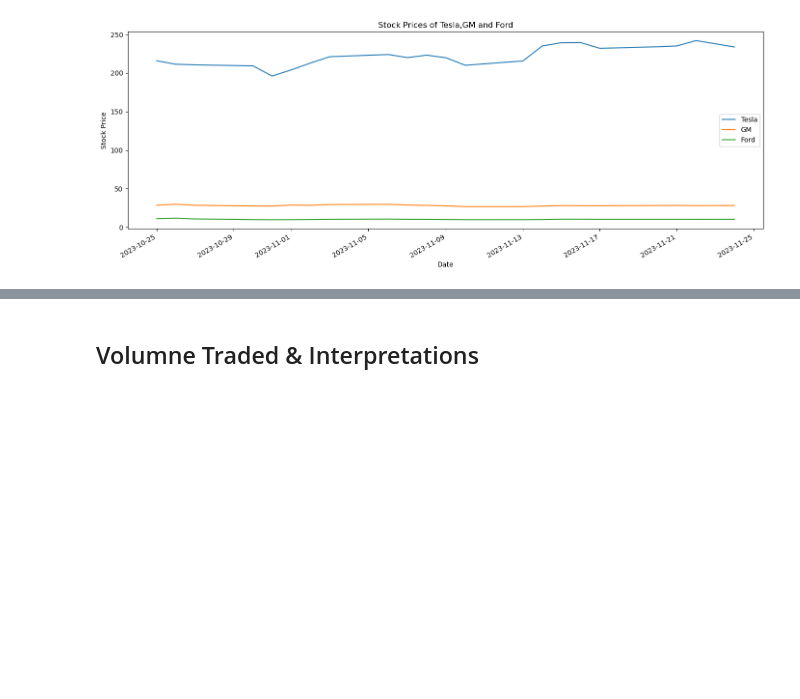
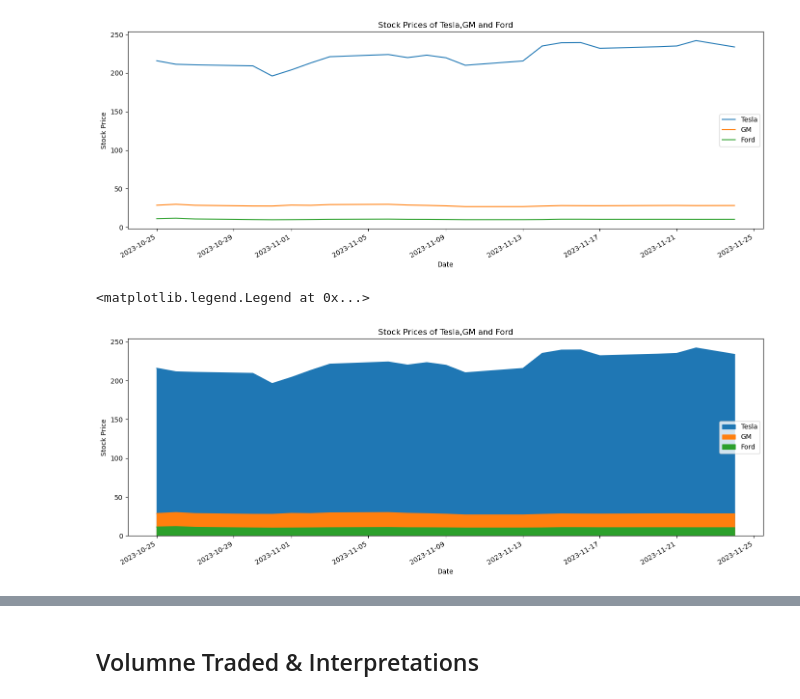
Before and after one commit to anjali8922/digipodium, a Jupyter notebook: stock_analysis.ipynb, the cells around one changed output, grey strips where cells are left out. Drawn from its saved outputs; the diff is of its cells as text; code cells hidden in the pictures; blank space fills up the shorter version.

Commit message:
Stock_market_Analysis

```diff
--- a/stock_analysis.ipynb
+++ b/stock_analysis.ipynb
@@ -56,3 +56,13 @@ plt.legend()
 # %% [output]
 <matplotlib.legend.Legend at 0x...>
 [figure]
+# %%
+df["Open"].plot(label="Tesla",figsize=(17,6),kind="area")
+df2["Open"].plot(label="GM",kind="area")
+df1["Open"].plot(label="Ford",kind="area")
+plt.ylabel("Stock Price")
+plt.title("Stock Prices of Tesla,GM and Ford")
+plt.legend()
+# %% [output]
+<matplotlib.legend.Legend at 0x...>
+[figure, added]
```
Also changed, not shown: parts of 26 cells of this notebook, 1 other file.
